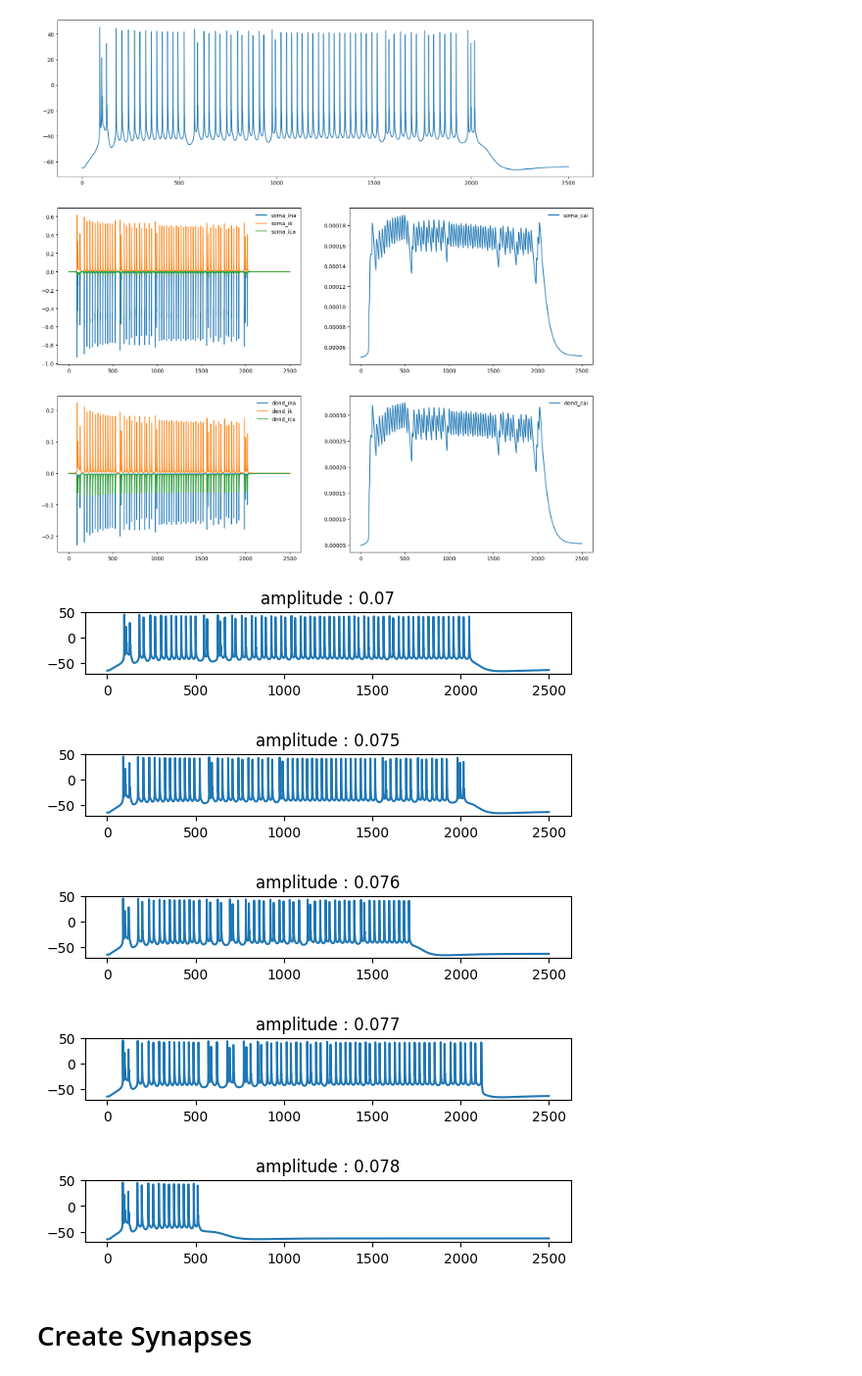
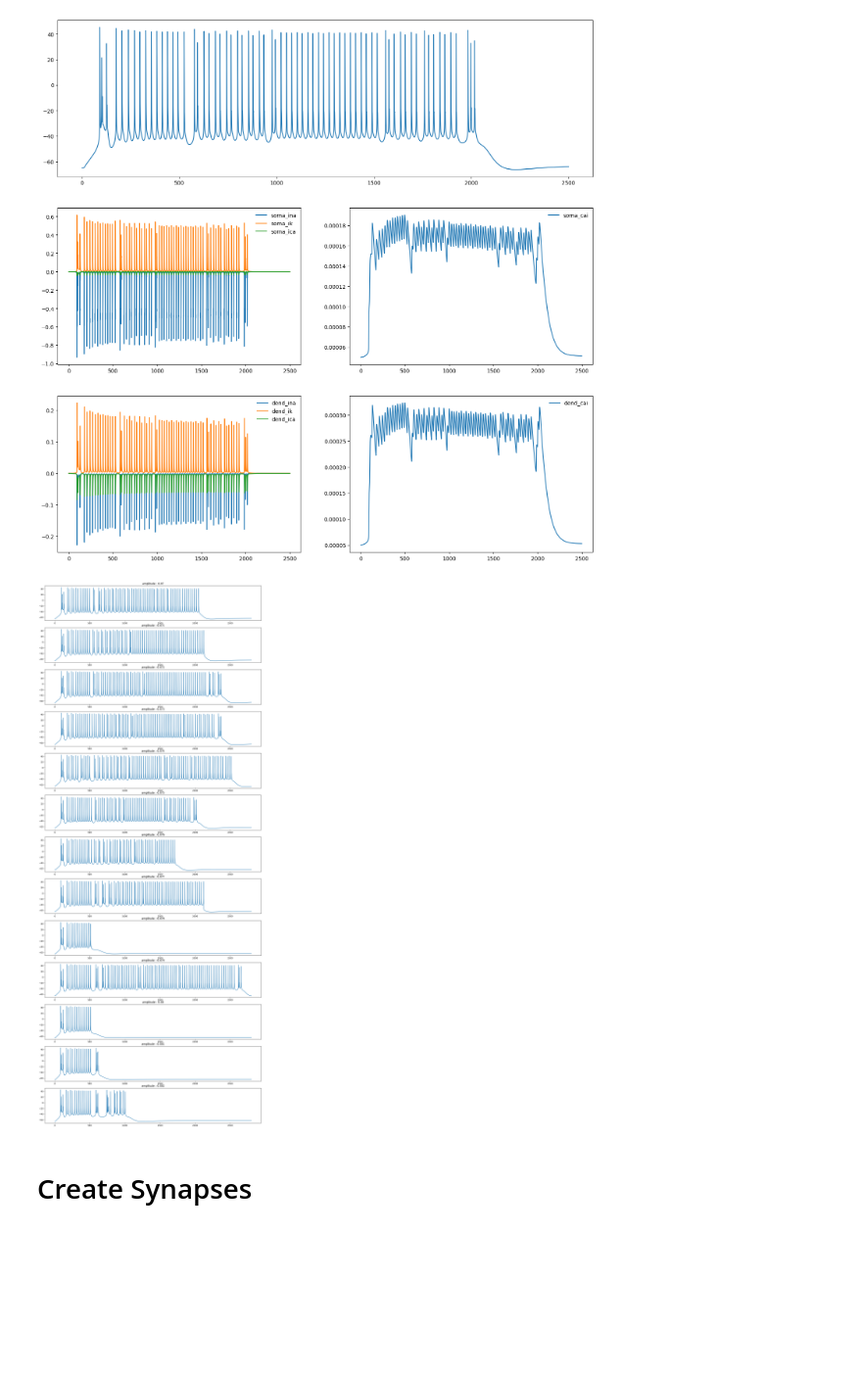
Before and after one commit to moistsoy/population_coding, a Jupyter notebook: otani_model_song.ipynb, the cells around one changed output. Shown at 98% size. Saved outputs shown, nothing was run; the diff lists cells and outputs as text; code cells hidden in the pictures; blank space fills up the shorter version.

Commit message:
add simulation test by changing amplitude

```diff
--- a/otani_model_song.ipynb
+++ b/otani_model_song.ipynb
@@ -255,26 +255,22 @@ plt.legend(loc='upper right',fontsize=10, framealpha=0.0);
 # %% [output]
 [figure]
 # %%
-amplitudes = [0.070, 0.075, 0.075, 0.076, 0.077, 0.078]
+amplitudes = [0.070, 0.071, 0.072, 0.073, 0.074, 0.075, 0.076, 0.077, 0.078, 0.079, 0.08, 0.081, 0.082]
 
 gs=GridSpec(len(amplitudes), 1)
+plt.figure(figsize=(18,45))
 
 
 
 for i, amp in enumerate(amplitudes):
     stim.amp = amp
     h.finitialize(-65)
-    h.continuerun(2500)
+    h.continuerun(2800)
     plt.subplot(gs[i, 0])
     plt.plot(t, soma_v, label=f'amp={amp}')
     plt.title("amplitude : " + f'{amp}')
-    plt.show()
 # %% [output]
-[figure, old version]
+[figure, new version]
-[figure, removed]
-[figure, removed]
-[figure, removed]
-[figure, removed]
 # %% [markdown]
 # Create Synapses
 # %%
```
Also changed, not shown: 1 other file.
